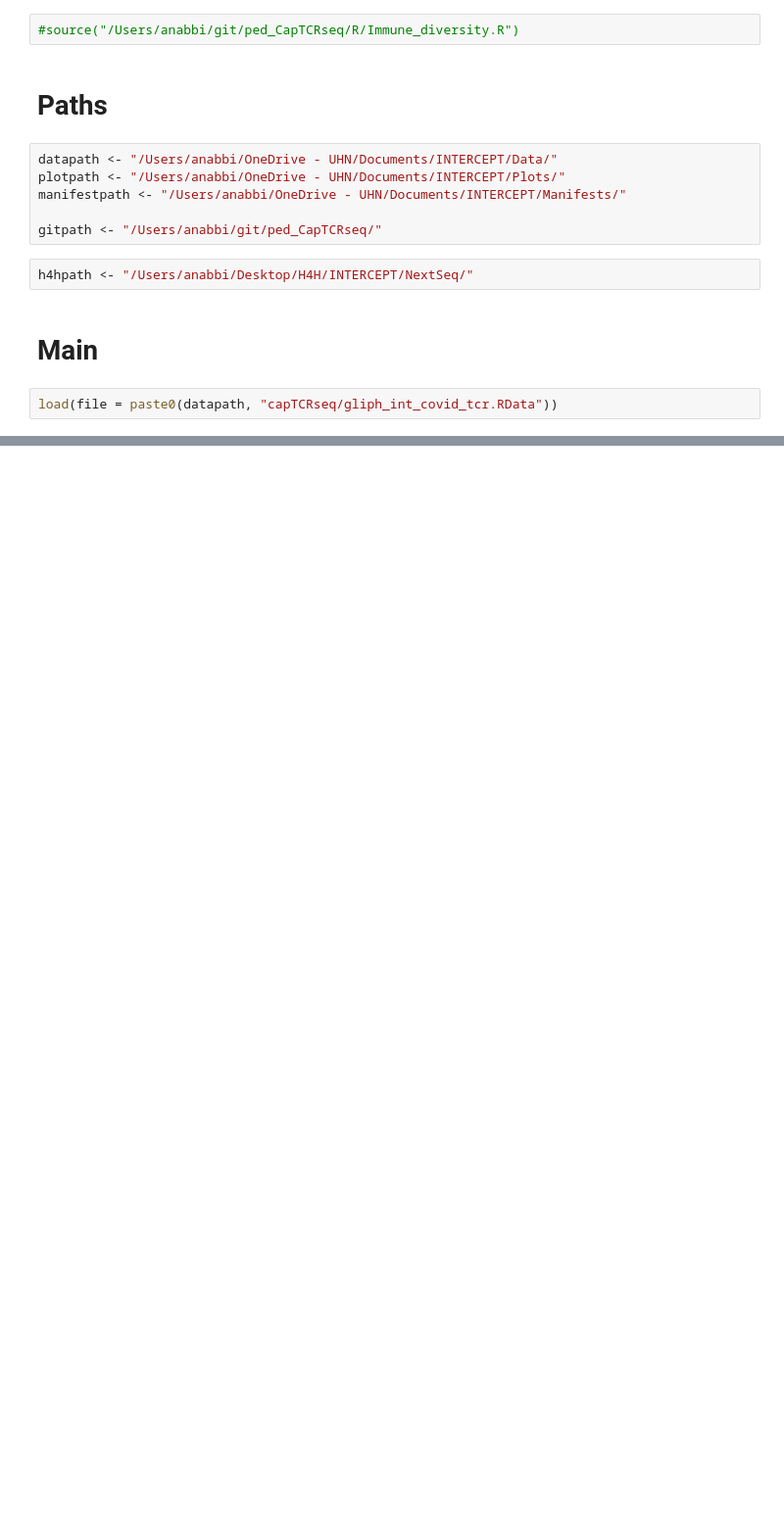
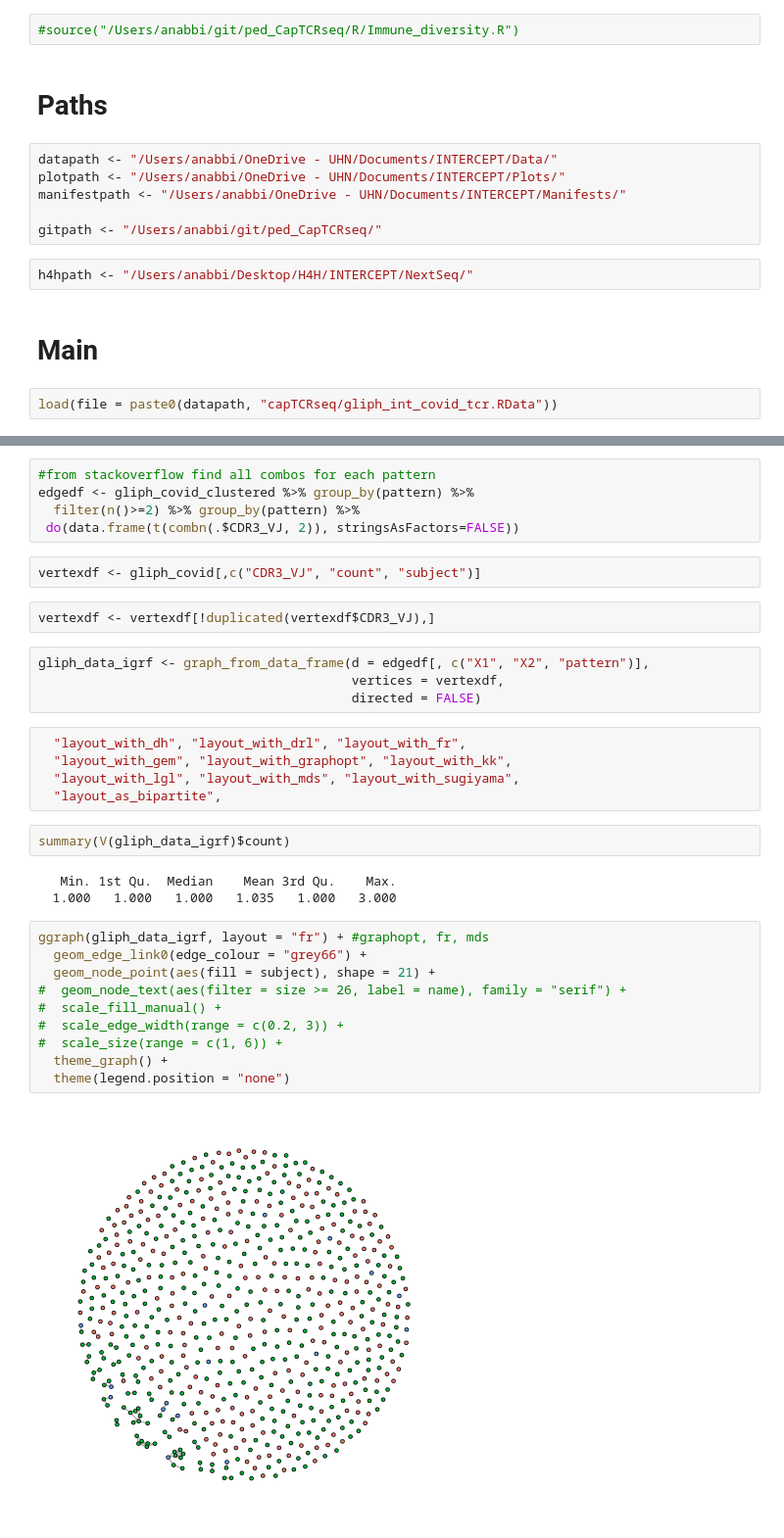
Before and after one commit to pughlab/ped_CapTCRseq, a Jupyter notebook: notebooks/000_GLIPH_analysis.ipynb, the cells around one changed output, grey strips where cells are left out. Shown at 98% size. Drawn from its saved outputs; the diff is of its cells as text; blank space fills up the shorter version.

Commit message:
some progress on visualization with ggraph

```diff
--- a/notebooks/000_GLIPH_analysis.ipynb
+++ b/notebooks/000_GLIPH_analysis.ipynb
@@ -58,0 +142,35 @@ ls()
+# %%
+#from stackoverflow find all combos for each pattern
+edgedf <- gliph_covid_clustered %>% group_by(pattern) %>%
+  filter(n()>=2) %>% group_by(pattern) %>%
+ do(data.frame(t(combn(.$CDR3_VJ, 2)), stringsAsFactors=FALSE))
+# %%
+vertexdf <- gliph_covid[,c("CDR3_VJ", "count", "subject")]
+# %%
+vertexdf <- vertexdf[!duplicated(vertexdf$CDR3_VJ),]
+# %%
+gliph_data_igrf <- graph_from_data_frame(d = edgedf[, c("X1", "X2", "pattern")],
+                                         vertices = vertexdf,
+                                         directed = FALSE)
+# %%
+  "layout_with_dh", "layout_with_drl", "layout_with_fr",
+  "layout_with_gem", "layout_with_graphopt", "layout_with_kk",
+  "layout_with_lgl", "layout_with_mds", "layout_with_sugiyama",
+  "layout_as_bipartite",
+# %%
+summary(V(gliph_data_igrf)$count)
+# %% [output]
+   Min. 1st Qu.  Median    Mean 3rd Qu.    Max.
+  1.000   1.000   1.000   1.035   1.000   3.000
+# %%
+ggraph(gliph_data_igrf, layout = "fr") + #graphopt, fr, mds
+  geom_edge_link0(edge_colour = "grey66") +
+  geom_node_point(aes(fill = subject), shape = 21) +
+#  geom_node_text(aes(filter = size >= 26, label = name), family = "serif") +
+#  scale_fill_manual() +
+#  scale_edge_width(range = c(0.2, 3)) +
+#  scale_size(range = c(1, 6)) +
+  theme_graph() +
+  theme(legend.position = "none")
+# %% [output]
+[figure, added]
```
Also changed, not shown: parts of 41 cells of this notebook, 1 other file.
